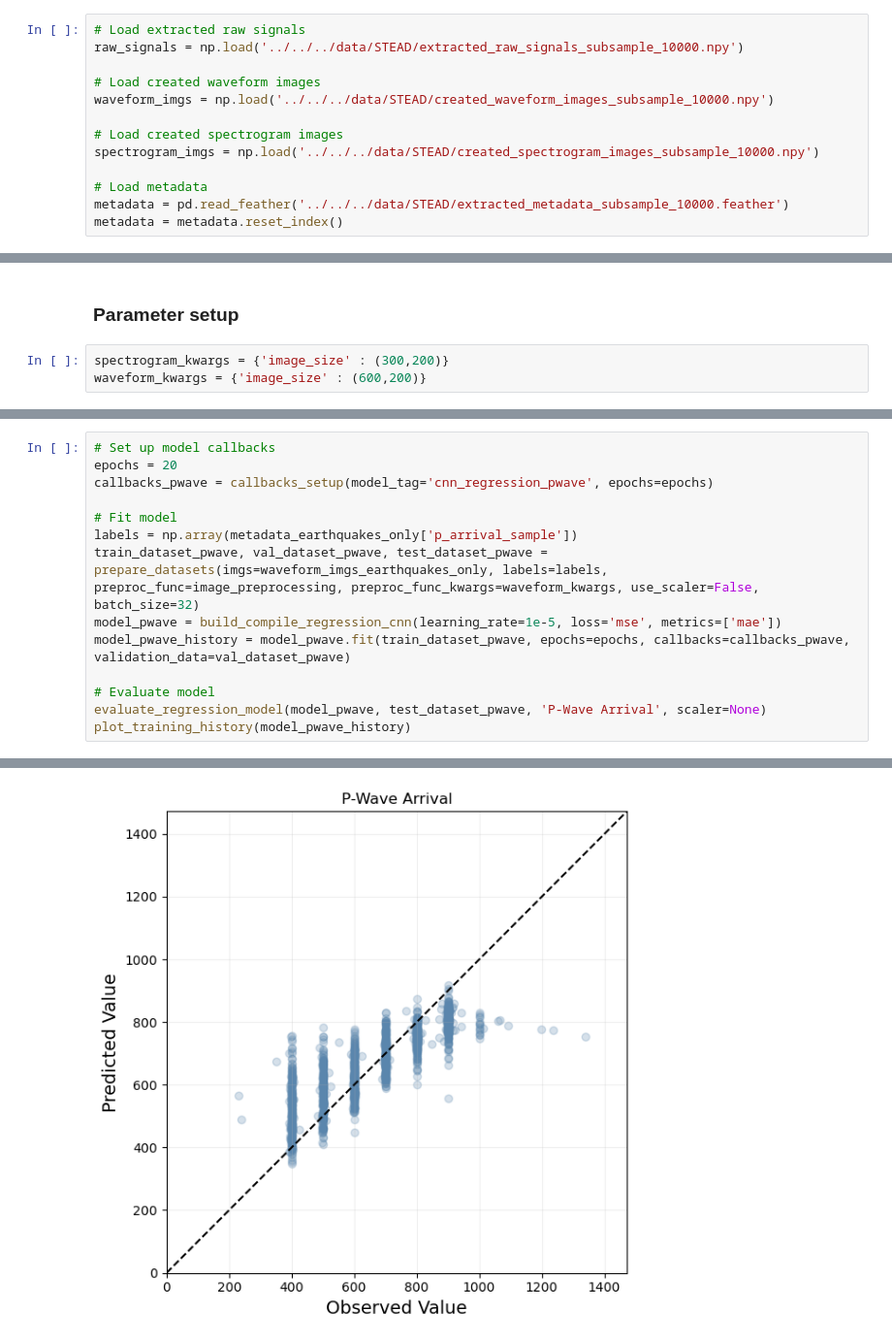
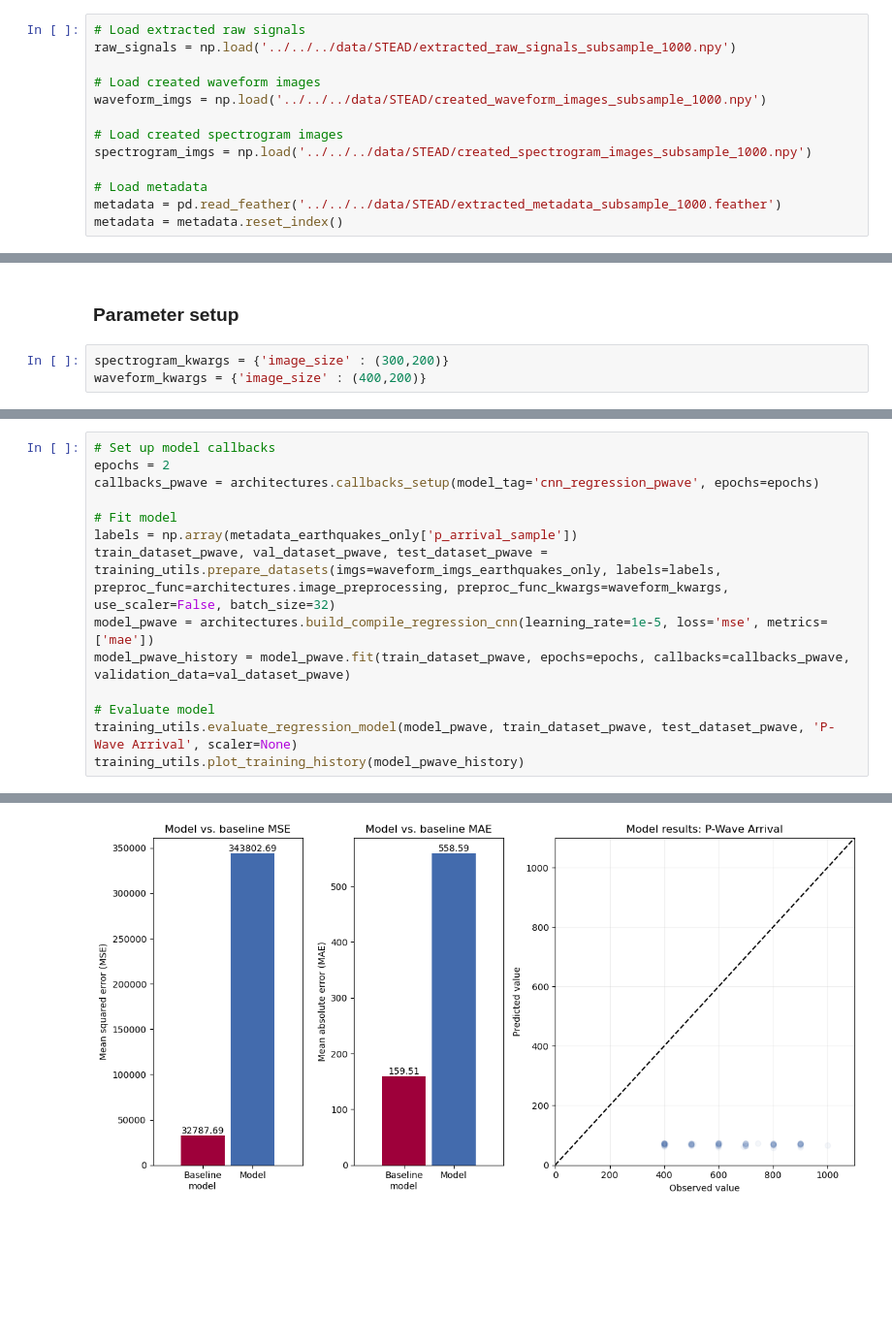
Before and after one commit to kaelynn-rose/Earthquake_Detection, a Jupyter notebook: notebooks/model_training_cnn.ipynb, the cells around one changed output, grey strips where cells are left out. Shown at 97% size. Saved outputs shown, nothing was run; the diff lists cells and outputs as text; blank space fills up the shorter version.

```diff
--- a/notebooks/model_training_cnn.ipynb
+++ b/notebooks/model_training_cnn.ipynb
@@ -31,16 +45,16 @@ plt.ioff() # Turn off matplotlib interactive mode. Prevents  memory leakage.
 These datasets were pre-processed from their raw STEAD format using the `DataPreprocessing` module and `data_preprocessing` notebook contained within this repo.
 # %%
 # Load extracted raw signals
-raw_signals = np.load('../../../data/STEAD/extracted_raw_signals_subsample_10000.npy')
+raw_signals = np.load('../../../data/STEAD/extracted_raw_signals_subsample_1000.npy')
 
 # Load created waveform images
-waveform_imgs = np.load('../../../data/STEAD/created_waveform_images_subsample_10000.npy')
+waveform_imgs = np.load('../../../data/STEAD/created_waveform_images_subsample_1000.npy')
 
 # Load created spectrogram images
-spectrogram_imgs = np.load('../../../data/STEAD/created_spectrogram_images_subsample_10000.npy')
+spectrogram_imgs = np.load('../../../data/STEAD/created_spectrogram_images_subsample_1000.npy')
 
 # Load metadata
-metadata = pd.read_feather('../../../data/STEAD/extracted_metadata_subsample_10000.feather')
+metadata = pd.read_feather('../../../data/STEAD/extracted_metadata_subsample_1000.feather')
 metadata = metadata.reset_index()
 # %% [markdown]
 #### Inspect image datasets and metadata to confirm they look as expected
@@ -107,4 +136,4 @@ array([1, 1, 1, ..., 0, 0, 0])
 ### Parameter setup
 # %%
 spectrogram_kwargs = {'image_size' : (300,200)}
-waveform_kwargs = {'image_size' : (600,200)}
+waveform_kwargs = {'image_size' : (400,200)}
@@ -405,15 +206,15 @@ Getting predictions
 # %%
 # Set up model callbacks
-epochs = 20
-callbacks_pwave = callbacks_setup(model_tag='cnn_regression_pwave', epochs=epochs)
+epochs = 2
+callbacks_pwave = architectures.callbacks_setup(model_tag='cnn_regression_pwave', epochs=epochs)
 
 # Fit model
 labels = np.array(metadata_earthquakes_only['p_arrival_sample'])
-train_dataset_pwave, val_dataset_pwave, test_dataset_pwave = prepare_datasets(imgs=waveform_imgs_earthquakes_only, labels=labels, preproc_func=image_preprocessing, preproc_func_kwargs=waveform_kwargs, use_scaler=False, batch_size=32)
-model_pwave = build_compile_regression_cnn(learning_rate=1e-5, loss='mse', metrics=['mae'])
+train_dataset_pwave, val_dataset_pwave, test_dataset_pwave = training_utils.prepare_datasets(imgs=waveform_imgs_earthquakes_only, labels=labels, preproc_func=architectures.image_preprocessing, preproc_func_kwargs=waveform_kwargs, use_scaler=False, batch_size=32)
+model_pwave = architectures.build_compile_regression_cnn(learning_rate=1e-5, loss='mse', metrics=['mae'])
 model_pwave_history = model_pwave.fit(train_dataset_pwave, epochs=epochs, callbacks=callbacks_pwave, validation_data=val_dataset_pwave)
 
 # Evaluate model
-evaluate_regression_model(model_pwave, test_dataset_pwave, 'P-Wave Arrival', scaler=None)
-plot_training_history(model_pwave_history)
+training_utils.evaluate_regression_model(model_pwave, train_dataset_pwave, test_dataset_pwave, 'P-Wave Arrival', scaler=None)
+training_utils.plot_training_history(model_pwave_history)
 # %% [output]
@@ -437 +234 @@ Getting predictions
-[figure, old version]
+[figure, new version]
```
Also changed, not shown: parts of 29 cells of this notebook, 4 other files.
